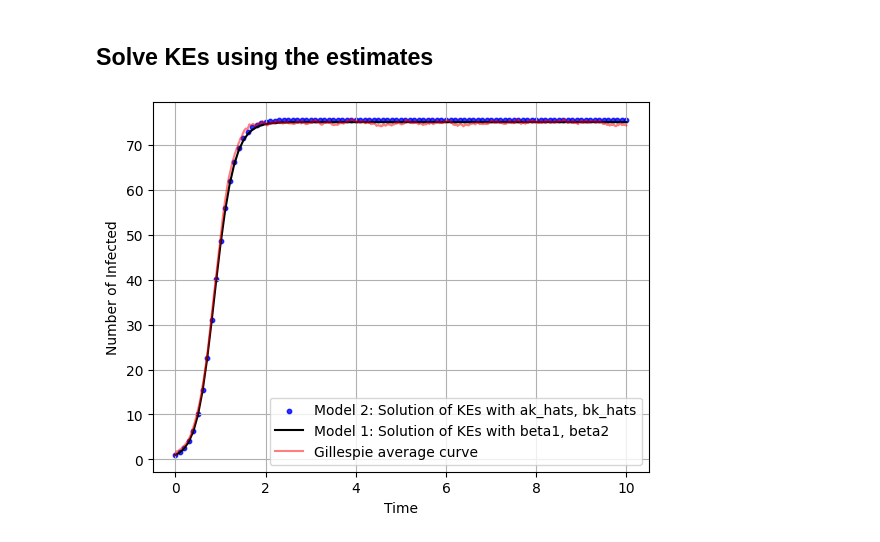
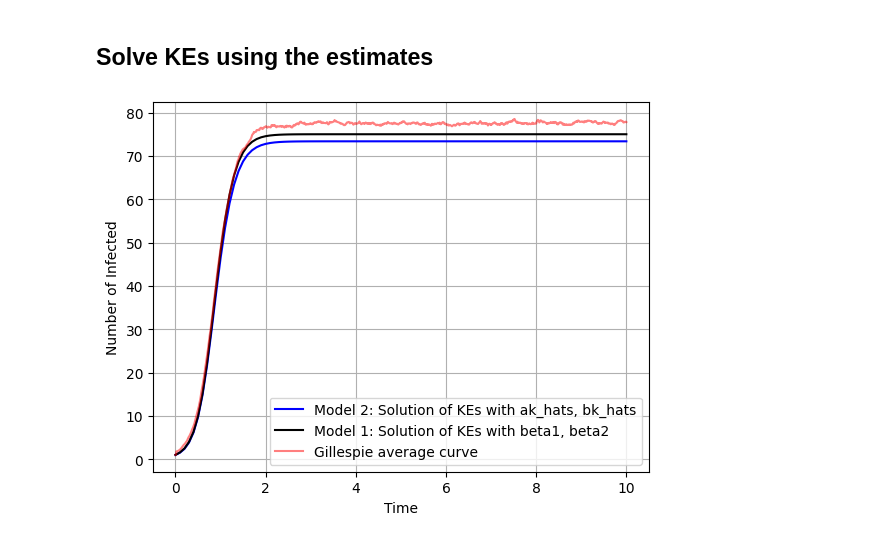
Before and after one commit to markolalovic/higher-order-contagion, a Jupyter notebook: notebooks/estimate-rates-4.ipynb, the cells around one changed output. Saved outputs shown, nothing was run; the diff lists cells and outputs as text; code cells hidden in the pictures.

```diff
--- a/notebooks/estimate-rates-4.ipynb
+++ b/notebooks/estimate-rates-4.ipynb
@@ -23,6 +25,7 @@ from estimate_total_rates import *
 # %%
 ## --- Setup --- ##
 test_name = "test_4"
+
 g_type = "complete"
 
 # TODO: increase these values
@@ -31,8 +34,8 @@ g = CompleteHypergraph(N)
 
 I0 = 1
 
-nsims = 100
-run_gillespie_simulations = False
+nsims = 1000
+run_gillespie_simulations = True
 
 time_max = 10
 
@@ -70,10 +73,10 @@ if run_gillespie_simulations:
 
     # save the simulation results
     sim_results = {f'sim_{i}': X_sims[i] for i in range(nsims)}
-    np.savez_compressed(f'../results/sim_results_{test_name}.npz', **sim_results)
+    np.savez_compressed(f'../results/gillespie-sims_{test_name}.npz', **sim_results)
 else:
     # load simulation results
-    sim_results = np.load(f'../results/sim_results_{test_name}.npz', allow_pickle=True)
+    sim_results = np.load(f'../results/gillespie-sims_{test_name}.npz', allow_pickle=True)
     X_sims = [sim_results[f'sim_{i}'] for i in range(nsims)]
 
 # plot X_t curves in gray and average curve in red
@@ -96,5 +99,5 @@ plt.grid(True)
 plt.title(f"H = {g.__class__.__name__}, N = {N}, I0 = {I0_gillespie}, nsims = {nsims}")
 plt.savefig(f"../figures/estimation/complete/{test_name}/gillespie-sims.pdf",
             format='pdf', bbox_inches='tight')
+plt.show()
 plt.close(fig) # free up memory
-plt.show()
@@ -229,35 +234,33 @@ plt.show()
 # %%
 ## --- Solve KEs using the estimates and compare ---
 # --- Model 2 ---
 ode_system_complete = list_all_ODEs_using_estimates(g, a_k_hat, b_k_hat, mu)
 
 def f_ode(t, p):
     return ode_system_complete(t, p)
 
 sol_hat = solve_ivp(f_ode,
                     t_span,
                     p0,
                     t_eval=t_eval,
                     method="LSODA")
 
 expected_values_hat = calculate_expected_values(sol_hat)
 plt.figure()
 
-# plt.plot(sol.t, expected_values_hat, color="b", label="Model 2: Solution of KEs with ak_hats, bk_hats")
-plt.scatter(sol.t, expected_values_hat, color="b", s=10, alpha=.8,
-            label="Model 2: Solution of KEs with ak_hats, bk_hats")
+plt.plot(sol.t, expected_values_hat, color="b", label="Model 2: Solution of KEs with ak_hats, bk_hats")
+# plt.scatter(sol.t, expected_values_hat, color="b", s=10, alpha=.8, label="Model 2: Solution of KEs with ak_hats, bk_hats")
 
 plt.plot(sol.t, expected_values, color="k", label="Model 1: Solution of KEs with beta1, beta2")
-
 
 
 plt.plot(times, avg_curve, 'red', label="Gillespie average curve", alpha=0.5)
 plt.xlabel("Time")
 plt.ylabel("Number of Infected")
 plt.legend()
 plt.grid(True)
 plt.savefig(f"../figures/estimation/complete/{test_name}/solutions-comparison.pdf",
             format='pdf', bbox_inches='tight')
 plt.show()
 # %% [output]
-[figure, old version]
+[figure, new version]
```
Also changed, not shown: parts of 6 cells of this notebook, 37 other files.
